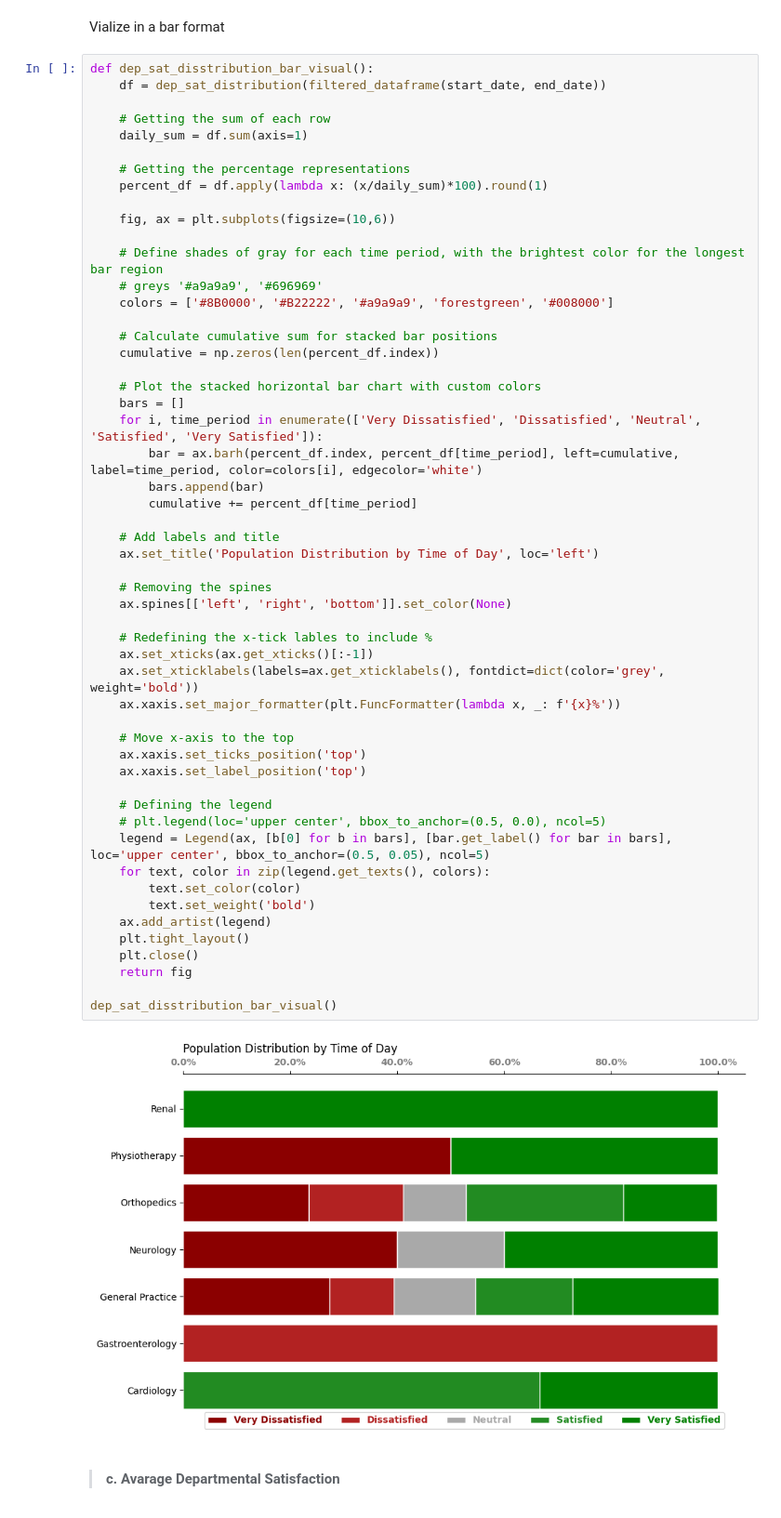
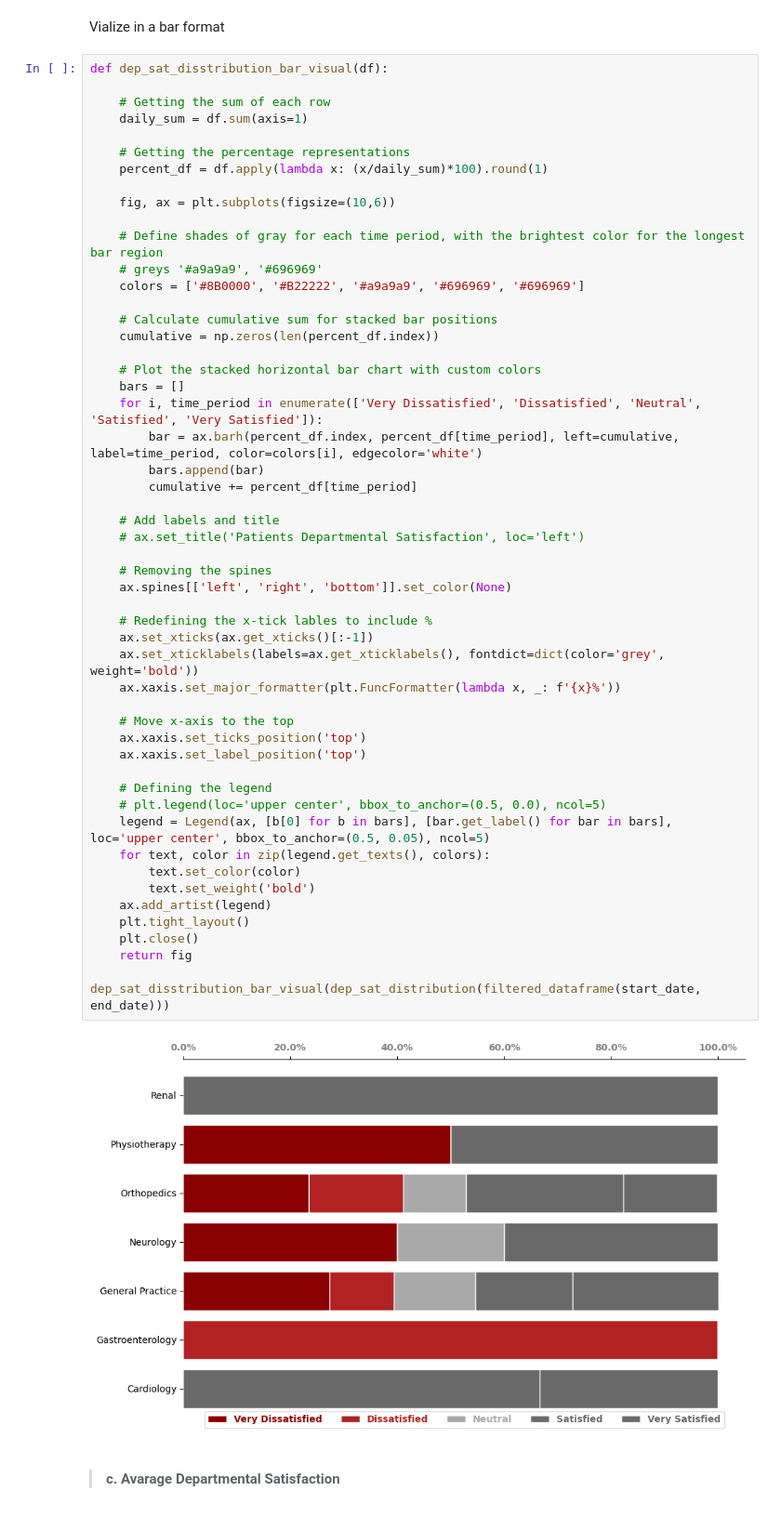
Before and after one commit to charismaticromeo/HospitalDashboard, a Jupyter notebook: main.ipynb, the cells around one changed output. Shown at 93% size. Drawn from its saved outputs; the diff is of its cells as text.

Commit message:
Added a second section for the departmental visuals

```diff
--- a/main.ipynb
+++ b/main.ipynb
@@ -548,8 +547,7 @@ dep_sat_distribution_visual()
 # %% [markdown]
 Vialize in a bar format
 # %%
-def dep_sat_disstribution_bar_visual():
-    df = dep_sat_distribution(filtered_dataframe(start_date, end_date))
+def dep_sat_disstribution_bar_visual(df):
 
     # Getting the sum of each row
     daily_sum = df.sum(axis=1)
@@ -561,7 +559,7 @@ def dep_sat_disstribution_bar_visual():
 
     # Define shades of gray for each time period, with the brightest color for the longest bar region
     # greys '#a9a9a9', '#696969'
-    colors = ['#8B0000', '#B22222', '#a9a9a9', 'forestgreen', '#008000']
+    colors = ['#8B0000', '#B22222', '#a9a9a9', '#696969', '#696969']
 
     # Calculate cumulative sum for stacked bar positions
     cumulative = np.zeros(len(percent_df.index))
@@ -572,36 +570,36 @@ def dep_sat_disstribution_bar_visual():
         bar = ax.barh(percent_df.index, percent_df[time_period], left=cumulative, label=time_period, color=colors[i], edgecolor='white')
         bars.append(bar)
         cumulative += percent_df[time_period]
 
     # Add labels and title
-    ax.set_title('Population Distribution by Time of Day', loc='left')
+    # ax.set_title('Patients Departmental Satisfaction', loc='left')
 
     # Removing the spines
     ax.spines[['left', 'right', 'bottom']].set_color(None)
 
     # Redefining the x-tick lables to include %
     ax.set_xticks(ax.get_xticks()[:-1])
     ax.set_xticklabels(labels=ax.get_xticklabels(), fontdict=dict(color='grey', weight='bold'))
     ax.xaxis.set_major_formatter(plt.FuncFormatter(lambda x, _: f'{x}%'))
 
     # Move x-axis to the top
     ax.xaxis.set_ticks_position('top')
     ax.xaxis.set_label_position('top')
 
     # Defining the legend
     # plt.legend(loc='upper center', bbox_to_anchor=(0.5, 0.0), ncol=5)
     legend = Legend(ax, [b[0] for b in bars], [bar.get_label() for bar in bars], loc='upper center', bbox_to_anchor=(0.5, 0.05), ncol=5)
     for text, color in zip(legend.get_texts(), colors):
         text.set_color(color)
         text.set_weight('bold')
     ax.add_artist(legend)
     plt.tight_layout()
     plt.close()
     return fig
 
-dep_sat_disstribution_bar_visual()
+dep_sat_disstribution_bar_visual(dep_sat_distribution(filtered_dataframe(start_date, end_date)))
 # %% [output]
-[figure, old version]
+[figure, new version]
 # %% [markdown]
 > #### c. Avarage Departmental Satisfaction
 # %%
```
Also changed, not shown: parts of 24 cells of this notebook.
